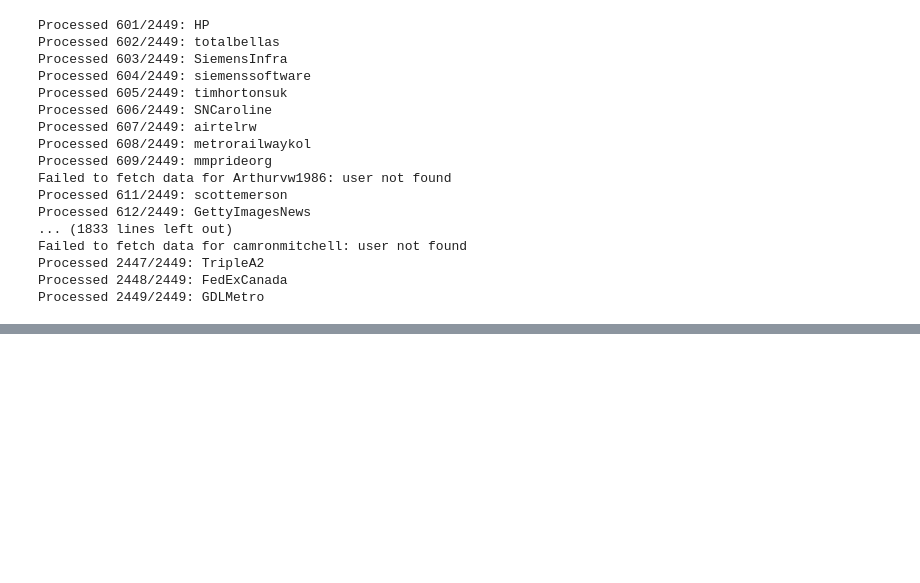
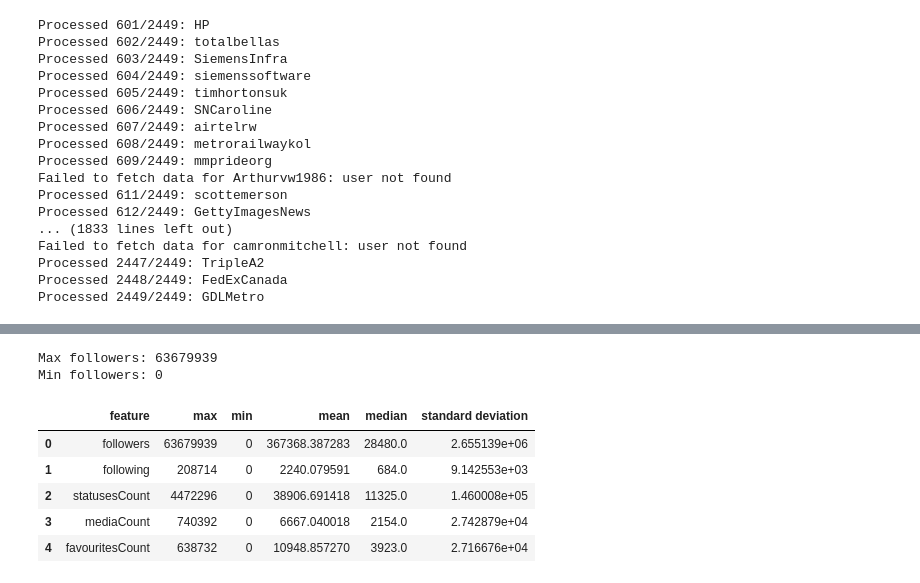
Before and after one commit to Swey17/AI_and_Dev_Swayam_Pandey_CSoT, a Jupyter notebook: getting_follower_count.ipynb, the cells around one changed output, grey strips where cells are left out. Drawn from its saved outputs; the diff is of its cells as text; code cells hidden in the pictures; blank space fills up the shorter version.

```diff
--- a/getting_follower_count.ipynb
+++ b/getting_follower_count.ipynb
@@ -93,0 +203,20 @@ Processed 2449/2449: GDLMetro
+# %%
+# getting max, min, mean, median, standard deviation of different features
+
+about_features = pd.DataFrame()
+about_features['feature'] = ['followers', 'following', 'statusesCount', 'mediaCount', 'favouritesCount']
+about_features['max'] = [data[x].max() for x in about_features['feature']]
+about_features['min'] = [data[x].min() for x in about_features['feature']]
+about_features['mean'] = [data[x].mean() for x in about_features['feature']]
+about_features['median'] = [data[x].median() for x in about_features['feature']]
+about_features['standard deviation'] = [data[x].std() for x in about_features['feature']]
+display(about_features)
+# %% [output]
+Max followers: 63679939
+Min followers: 0
+|  | feature | max | min | mean | median | standard deviation |
+| 0 | followers | 63679939 | 0 | 367368.387283 | 28480.0 | 2.655139e+06 |
+| 1 | following | 208714 | 0 | 2240.079591 | 684.0 | 9.142553e+03 |
+| 2 | statusesCount | 4472296 | 0 | 38906.691418 | 11325.0 | 1.460008e+05 |
+| 3 | mediaCount | 740392 | 0 | 6667.040018 | 2154.0 | 2.742879e+04 |
+| 4 | favouritesCount | 638732 | 0 | 10948.857270 | 3923.0 | 2.716676e+04 |
```
Also changed, not shown: parts of 9 cells of this notebook, 5 other files.
